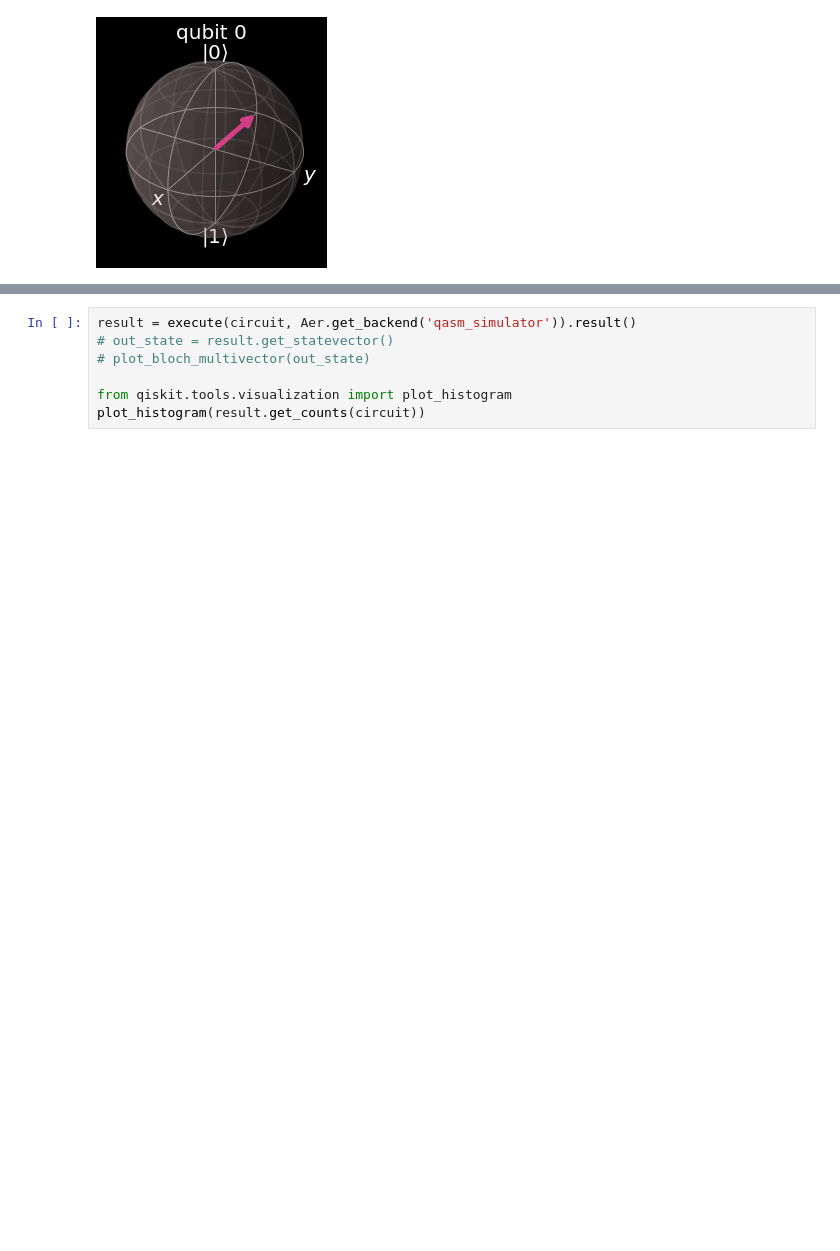
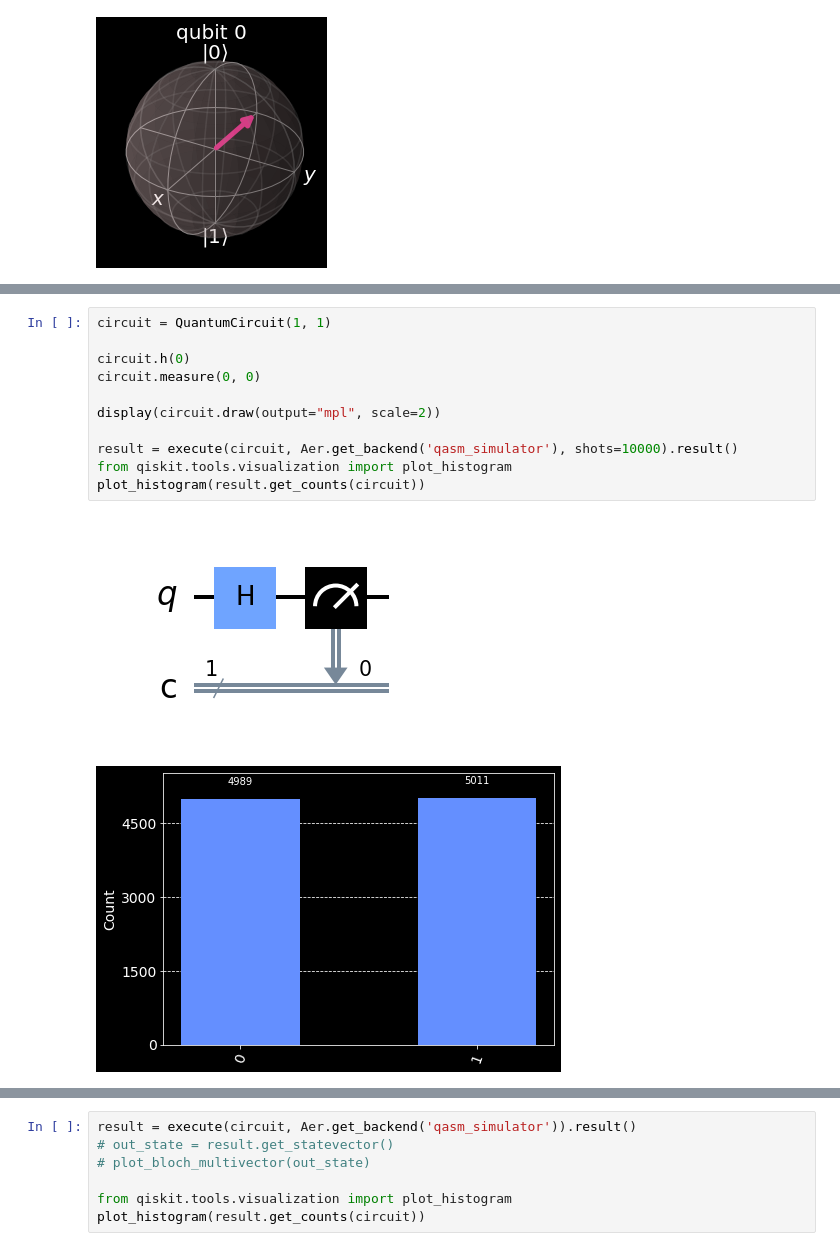
Before and after one commit to otaniemenlukio/kvanttilaskenta2024-kierros2, a Jupyter notebook: kierros2_kvanttilaskenta2023.ipynb, the cells around one changed output, grey strips where cells are left out. Cells and saved outputs as stored; diff of their text form; blank space fills up the shorter version.

```diff
--- a/kierros2_kvanttilaskenta2023.ipynb
+++ b/kierros2_kvanttilaskenta2023.ipynb
@@ -237 +288,15 @@ plot_bloch_multivector(out_state)
+# %%
+circuit = QuantumCircuit(1, 1)
+
+circuit.h(0)
+circuit.measure(0, 0)
+
+display(circuit.draw(output="mpl", scale=2))
+
+result = execute(circuit, Aer.get_backend('qasm_simulator'), shots=10000).result()
+from qiskit.tools.visualization import plot_histogram
+plot_histogram(result.get_counts(circuit))
+# %% [output]
+[figure, added]
+[figure, added]
 # %% [markdown]
```
Also changed, not shown: parts of 5 cells of this notebook, 10 other files.
